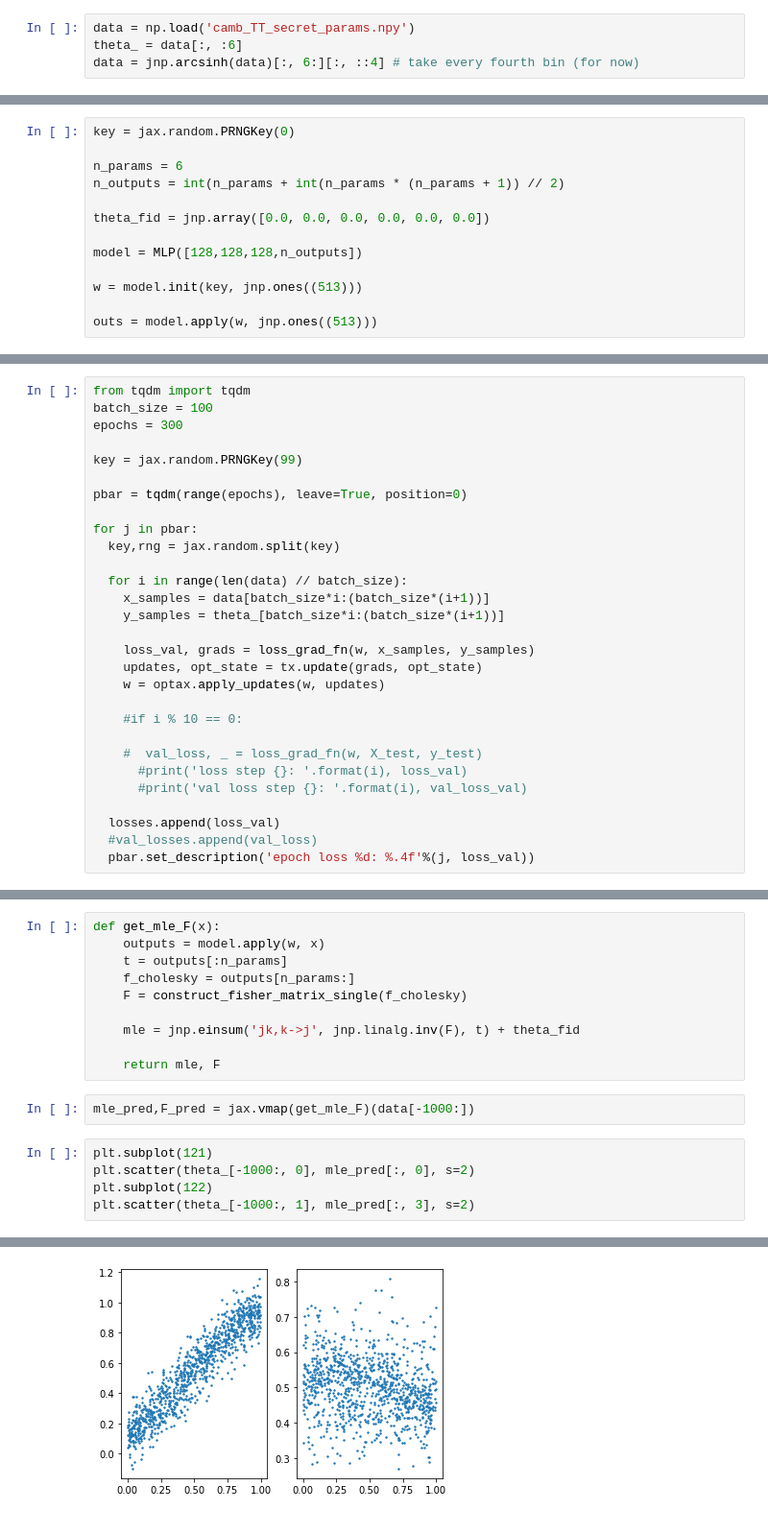
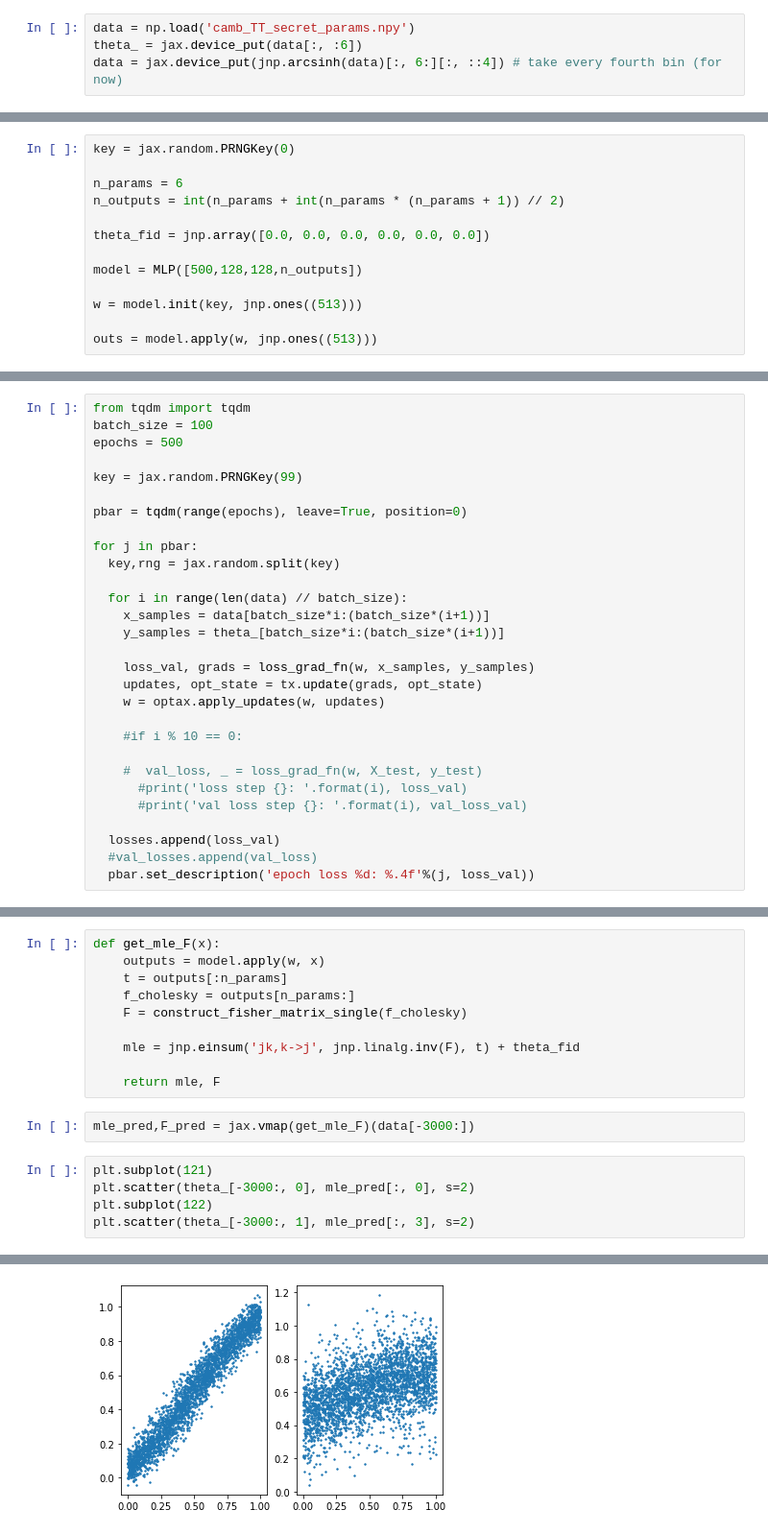
Before and after one commit to tlmakinen/fishnets_for_degenerates, a Jupyter notebook: pk_cmb.ipynb, the cells around one changed output, grey strips where cells are left out. Shown: that part at 96% size. Cells and saved outputs as stored; diff of their text form.

```diff
--- a/pk_cmb.ipynb
+++ b/pk_cmb.ipynb
@@ -56,7 +56,7 @@ pwd
 # %%
 data = np.load('camb_TT_secret_params.npy')
-theta_ = data[:, :6]
-data = jnp.arcsinh(data)[:, 6:][:, ::4] # take every fourth bin (for now)
+theta_ = jax.device_put(data[:, :6])
+data = jax.device_put(jnp.arcsinh(data)[:, 6:][:, ::4]) # take every fourth bin (for now)
 # %%
 data.shape
 # %% [output]
@@ -69,7 +69,7 @@ n_outputs = int(n_params + int(n_params * (n_params + 1)) // 2)
 
 theta_fid = jnp.array([0.0, 0.0, 0.0, 0.0, 0.0, 0.0])
 
-model = MLP([128,128,128,n_outputs])
+model = MLP([500,128,128,n_outputs])
 
 w = model.init(key, jnp.ones((513)))
 
@@ -115,7 +115,7 @@ losses = []
 # %%
 from tqdm import tqdm
 batch_size = 100
-epochs = 300
+epochs = 500
 
 key = jax.random.PRNGKey(99)
 
@@ -159,15 +159,15 @@ def get_mle_F(x):
 
     return mle, F
 # %%
-mle_pred,F_pred = jax.vmap(get_mle_F)(data[-1000:])
+mle_pred,F_pred = jax.vmap(get_mle_F)(data[-3000:])
 # %%
 plt.subplot(121)
-plt.scatter(theta_[-1000:, 0], mle_pred[:, 0], s=2)
+plt.scatter(theta_[-3000:, 0], mle_pred[:, 0], s=2)
 plt.subplot(122)
-plt.scatter(theta_[-1000:, 1], mle_pred[:, 3], s=2)
+plt.scatter(theta_[-3000:, 1], mle_pred[:, 3], s=2)
 # %% [output]
 <matplotlib.collections.PathCollection at 0x...>
-[figure, old version]
+[figure, new version]
 # %%
 plt.imshow(F_pred.mean(0))
 plt.colorbar()
```
Also changed, not shown: parts of 14 cells of this notebook.
